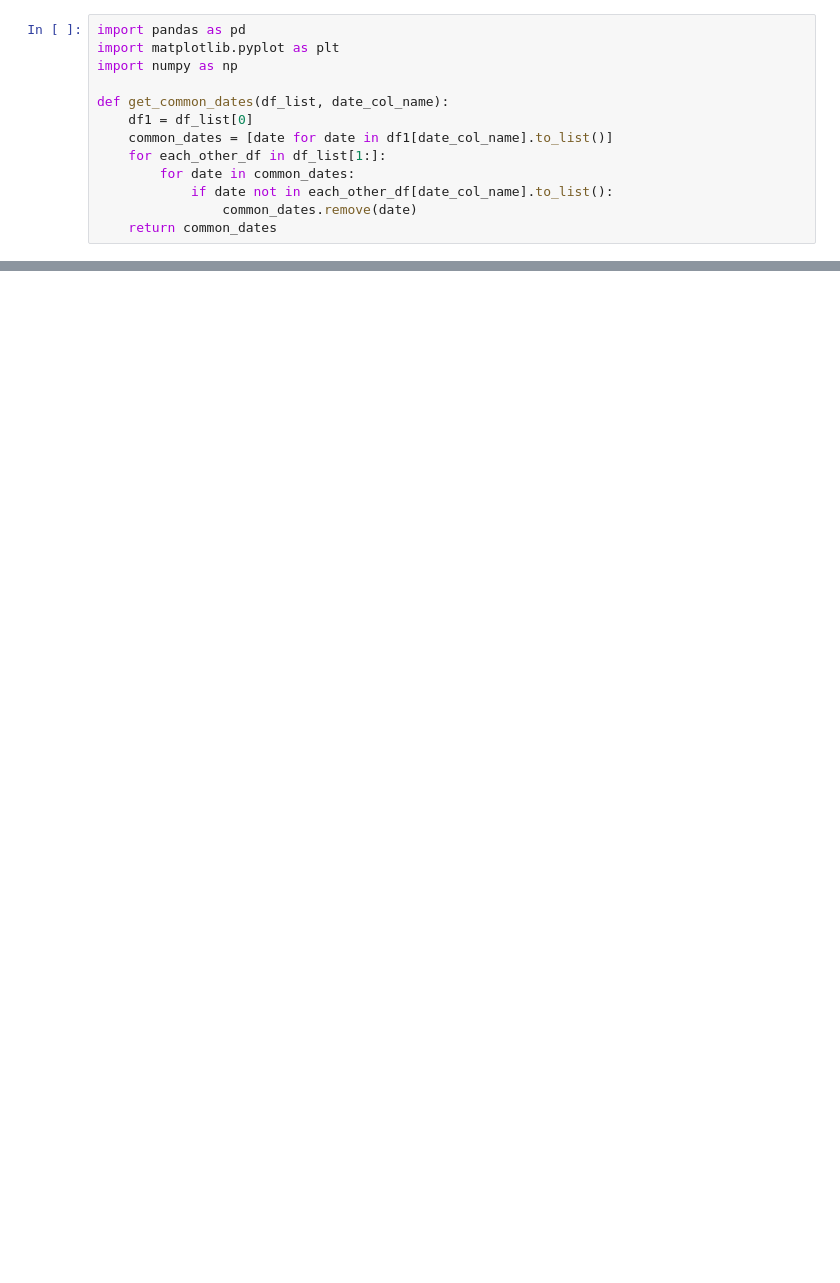
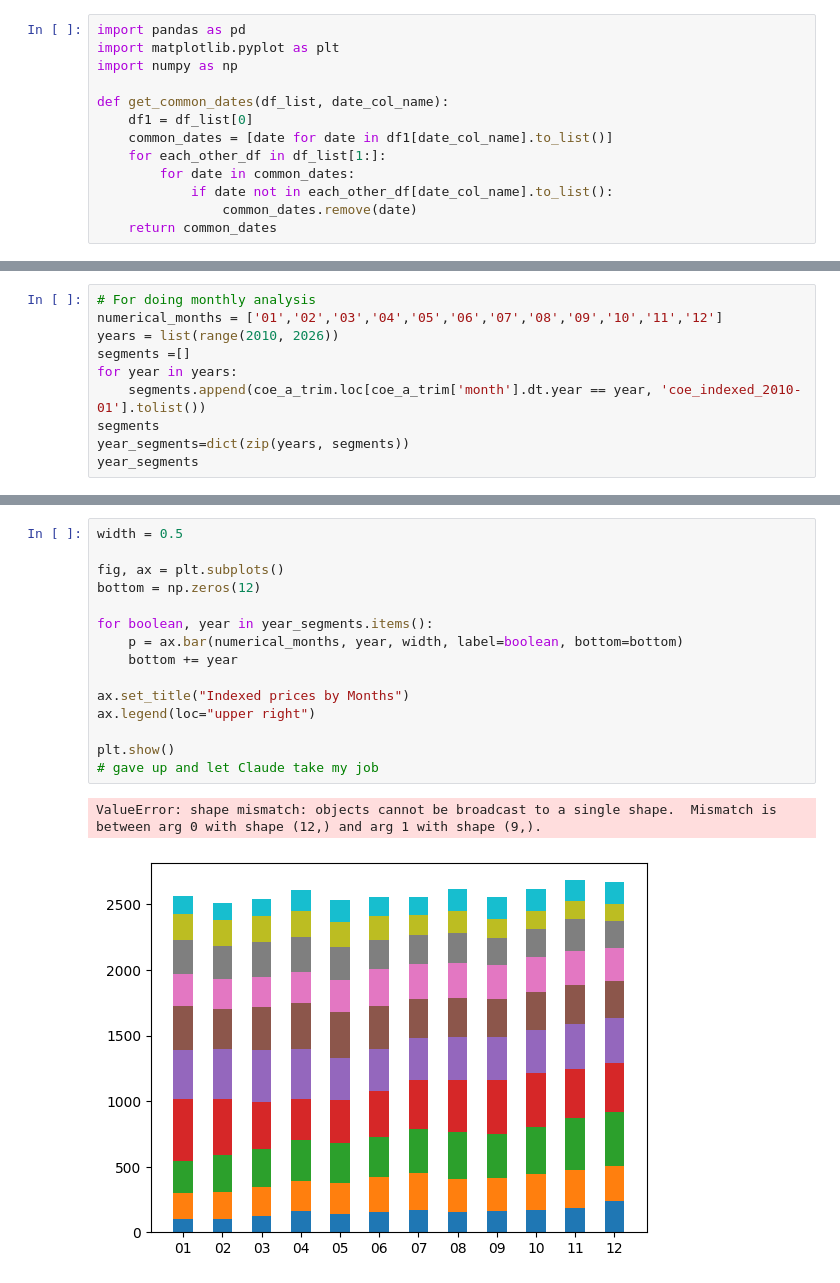
Before and after one commit to RaphaelTeo/coe-stat-analysis, a Jupyter notebook: main.ipynb, the cells around one changed output, grey strips where cells are left out. Drawn from its saved outputs; the diff is of its cells as text; blank space fills up the shorter version.

```diff
--- a/main.ipynb
+++ b/main.ipynb
@@ -110,0 +71,10 @@ df_coe_a_trim.head(25)
+# %%
+# For doing monthly analysis
+numerical_months = ['01','02','03','04','05','06','07','08','09','10','11','12']
+years = list(range(2010, 2026))
+segments =[]
+for year in years:
+    segments.append(coe_a_trim.loc[coe_a_trim['month'].dt.year == year, 'coe_indexed_2010-01'].tolist())
+segments
+year_segments=dict(zip(years, segments))
+year_segments
@@ -111 +99,19 @@ df_coe_a_trim.head(25)
+# %%
+width = 0.5
+
+fig, ax = plt.subplots()
+bottom = np.zeros(12)
+
+for boolean, year in year_segments.items():
+    p = ax.bar(numerical_months, year, width, label=boolean, bottom=bottom)
+    bottom += year
+
+ax.set_title("Indexed prices by Months")
+ax.legend(loc="upper right")
+
+plt.show()
+# gave up and let Claude take my job
+# %% [output]
+ValueError: shape mismatch: objects cannot be broadcast to a single shape.  Mismatch is between arg 0 with shape (12,) and arg 1 with shape (9,).
+[figure, added]
 # %%
```
Also changed, not shown: parts of 12 cells of this notebook, 16 other files.
